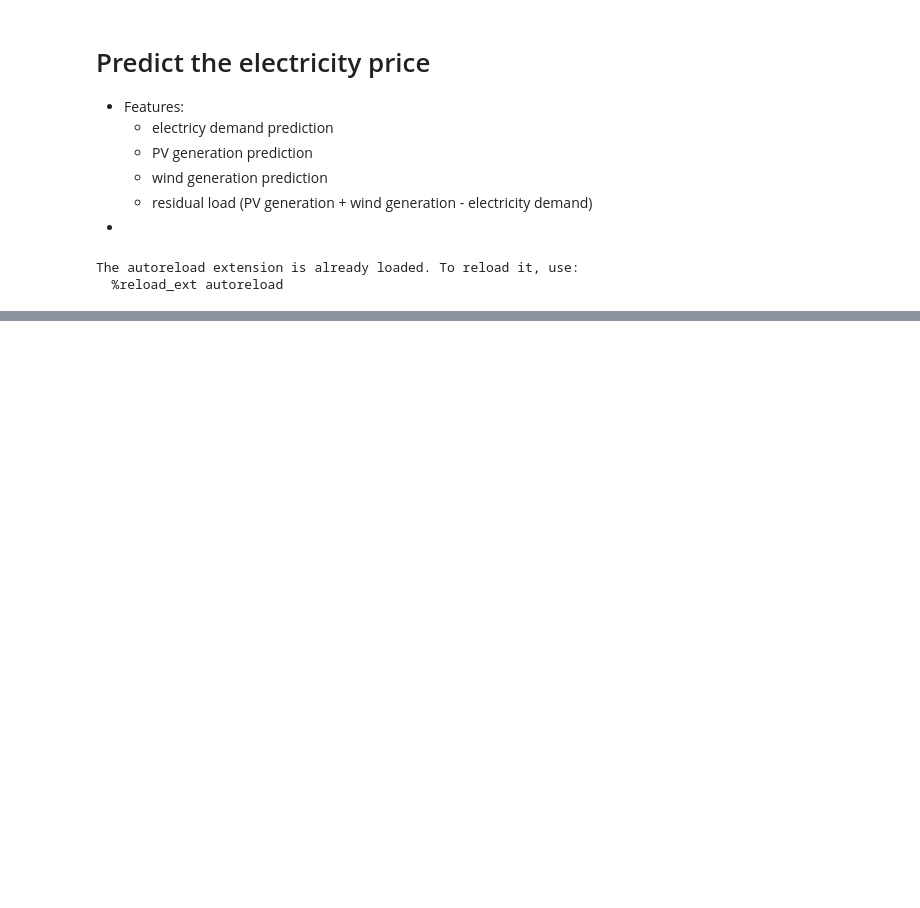
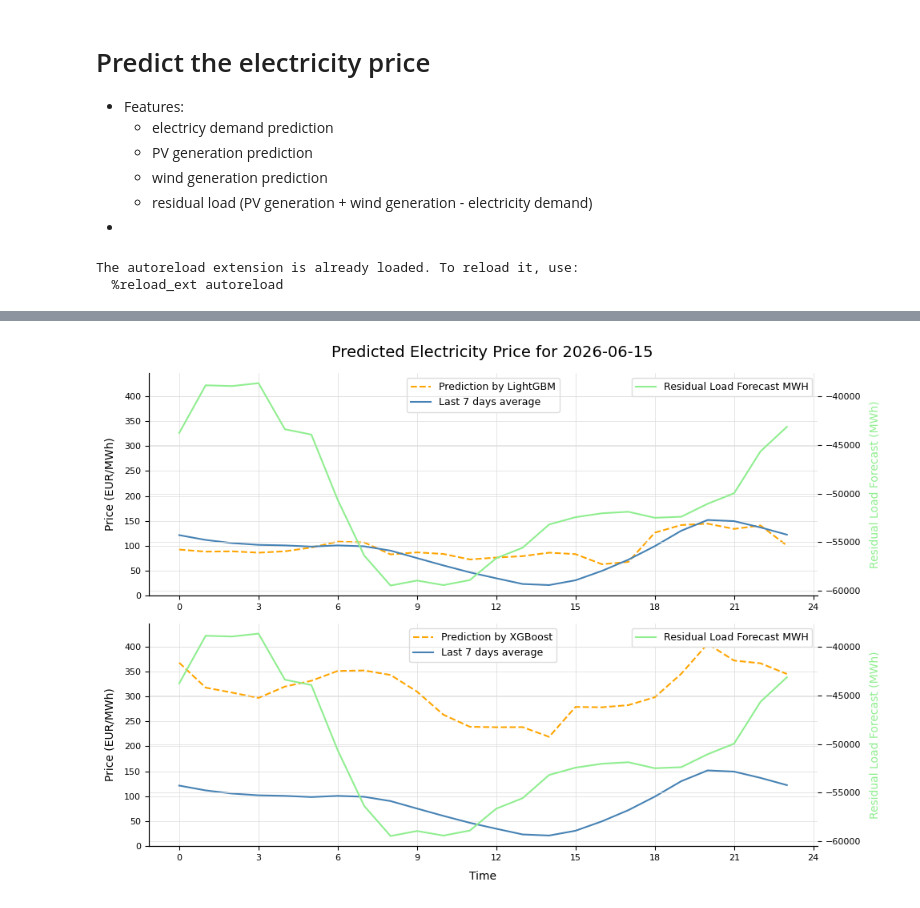
Before and after one commit to SW-oasen/electricity_price_forecast, a Jupyter notebook: notebook/07_predict_price.ipynb, the cells around one changed output, grey strips where cells are left out. Cells and saved outputs as stored; diff of their text form; code cells hidden in the pictures; blank space fills up the shorter version.

```diff
--- a/notebook/07_predict_price.ipynb
+++ b/notebook/07_predict_price.ipynb
@@ -264,0 +99,67 @@ Name: price_de_lu_eur_mwh, dtype: float64
+# %%
+import seaborn as sns
+import matplotlib.pyplot as plt
+import pandas as pd
+from matplotlib.ticker import MultipleLocator
+
+now_berlin = pd.Timestamp.now(tz="Europe/Berlin")
+tomorrow = (now_berlin + pd.Timedelta(days=1)).date()
+daybeforeyesterday = (now_berlin - pd.Timedelta(days=2)).date()
+time_range = range(24)
+
+df_price_model["time_berlin"] = df_price_model["time"].dt.tz_convert("Europe/Berlin")
+
+df_price_daybeforeyesterday = (
+    df_price_model
+    .loc[df_price_model["time_berlin"].dt.date == daybeforeyesterday]
+    .sort_values("time_berlin")
+)
+
+df_price_last7days = (
+    df_price_model
+    .loc[
+        (df_price_model["time_berlin"].dt.date >= (now_berlin.date() - pd.Timedelta(days=7))) &
+        (df_price_model["time_berlin"].dt.date < now_berlin.date())
+    ]
+    .groupby(df_price_model["time_berlin"].dt.hour)["price_de_lu_eur_mwh"]
+    .mean()
+)
+
+predicted_max = max(pred_price_lgbm.max(), pred_price_xgb.max())
+predicted_min = min(pred_price_lgbm.min(), pred_price_xgb.min(), 0)
+
+df_tomorrow['residual_load_forecast'] = df_tomorrow['gen_pv_input_mwh'] + df_tomorrow['gen_wind_input_mwh'] - df_tomorrow['demand_input_mwh']
+
+fig, ax = plt.subplots(2, 1, figsize=(10, 7))
+sns.lineplot(x=time_range, y=pred_price_lgbm, linestyle='--', color='orange', ax=ax[0], label='Prediction by LightGBM')
+#sns.lineplot(x=time_range, y=df_price_daybeforeyesterday["price_de_lu_eur_mwh"].to_numpy(), color='lightgreen', ax=ax[0], label='Day Before Yesterday')
+sns.lineplot(x=time_range, y=df_price_last7days.reindex(time_range).to_numpy(), color='steelblue', ax=ax[0], label='Last 7 days average')
+ax_0_twinx = ax[0].twinx()
+ax[0].set_ylabel('Price (EUR/MWh)')
+ax[0].set_ylim(predicted_min * 1.1, predicted_max * 1.1)  # Set y-axis limit to 20% above the maximum predicted price and 20% below the minimum predicted price
+ax[0].legend(loc='upper center')
+ax[0].xaxis.set_major_locator(MultipleLocator(3))
+
+sns.lineplot(x=time_range, y=df_tomorrow["residual_load_forecast"].to_numpy(), color='lightgreen', ax=ax_0_twinx, label='Residual Load Forecast MWH')
+ax_0_twinx.set_ylabel('Residual Load Forecast (MWh)', color='lightgreen')
+
+sns.lineplot(x=time_range, y=pred_price_xgb, linestyle='--', color='orange', ax=ax[1], label='Prediction by XGBoost')
+#sns.lineplot(x=time_range, y=df_price_daybeforeyesterday["price_de_lu_eur_mwh"].to_numpy(), color='lightgreen', ax=ax[1], label='Day Before Yesterday')
+sns.lineplot(x=time_range, y=df_price_last7days.reindex(time_range).to_numpy(), color='steelblue', ax=ax[1], label='Last 7 days average')
+ax_1_twinx = ax[1].twinx()
+
+ax[1].set_xlabel('Time')
+ax[1].set_ylabel('Price (EUR/MWh)')
+ax[1].set_ylim(predicted_min * 1.1, predicted_max * 1.1)  # Set y-axis limit to 20% above the maximum predicted price and 20% below the minimum predicted price
+ax[1].legend(loc='upper center')
+ax[1].xaxis.set_major_locator(MultipleLocator(3))
+
+sns.lineplot(x=time_range, y=df_tomorrow["residual_load_forecast"].to_numpy(), color='lightgreen', ax=ax_1_twinx, label='Residual Load Forecast MWH')
+ax_1_twinx.set_ylabel('Residual Load Forecast (MWh)', color='lightgreen')
+
+
+plt.suptitle(f'Predicted Electricity Price for {tomorrow}', fontsize=14)
+plt.tight_layout()
+plt.show()
+# %% [output]
+[figure, added]
```
Also changed, not shown: parts of 7 cells of this notebook, 11 other files.
